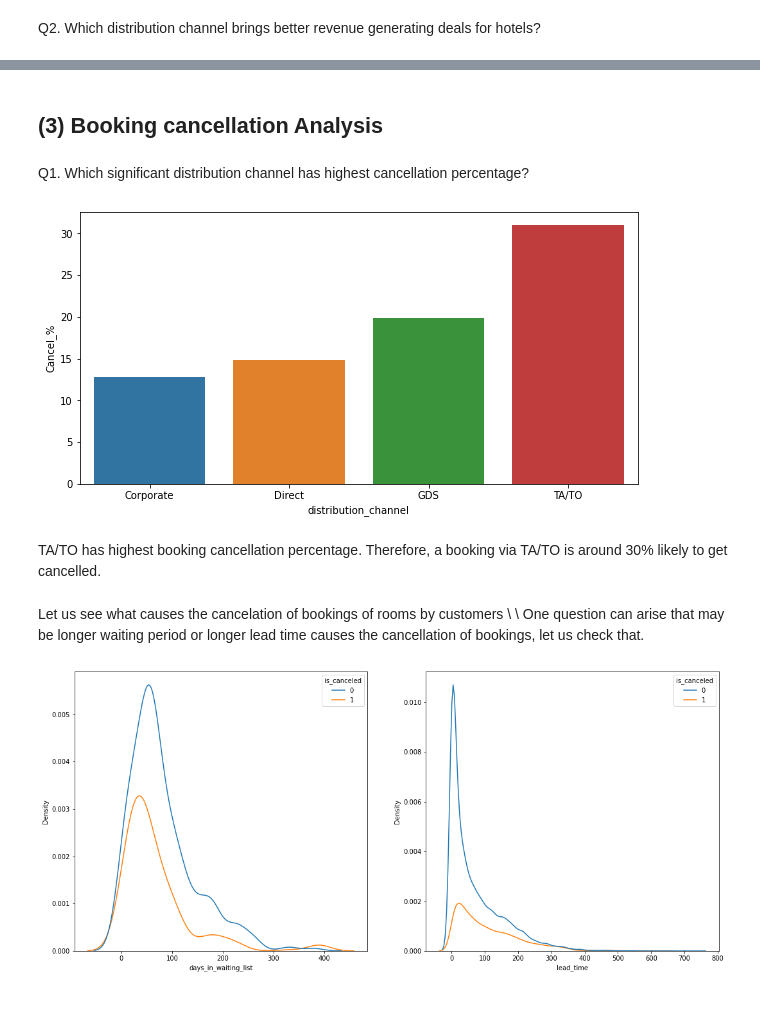
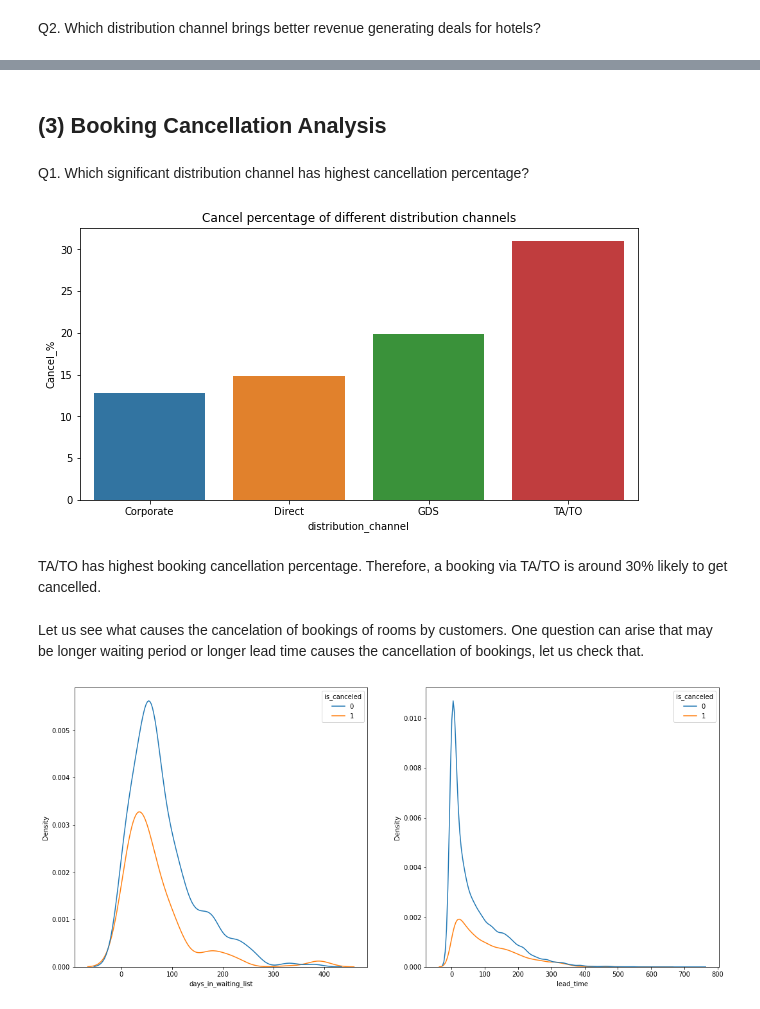
Before and after one commit to saahilahujaa/Hotel-Booking-Analysis, a Jupyter notebook: M1W4_Hotel_Booking_Analysis_Capstone_Project.ipynb, the cells around one changed output, grey strips where cells are left out. Drawn from its saved outputs; the diff is of its cells as text; code cells hidden in the pictures.

```diff
--- a/M1W4_Hotel_Booking_Analysis_Capstone_Project.ipynb
+++ b/M1W4_Hotel_Booking_Analysis_Capstone_Project.ipynb
@@ -209,0 +236,5 @@ We are adding this column so that we can analyse the stay length at hotels.
+# %%
+plt.rcParams['figure.figsize'] = 8,8
+labels = df_1['hotel'].value_counts().index.tolist()
+sizes = df_1['hotel'].value_counts().tolist()
+plt.pie(sizes, explode=(0,0.1), colors = ['skyblue', 'yellow'], labels=labels, autopct='%1.1f%%', startangle=90, textprops={'fontsize':15})
@@ -353,18 +434,21 @@ plt.show()
 # %% [markdown]
-## **(3) Booking cancellation Analysis**
+## **(3) Booking Cancellation Analysis**
 # %% [markdown]
 Q1. Which significant distribution channel has highest cancellation percentage?
 # %%
-d1 = pd.DataFrame((group_by_dc['is_canceled'].sum()/group_by_dc.size())*100).drop(index = 'Undefined').rename(columns = {0: 'Cancel_%'})
+df_1['is_canceled'] = df_1.is_canceled.replace(['canceled', 'not_canceled'], [1,0])
+d = pd.DataFrame((group_by_dc['is_canceled'].sum()/group_by_dc.size())*100).drop(index = 'Undefined').rename(columns = {0: 'Cancel_%'})
 plt.figure(figsize = (10,5))
-sns.barplot(x = d1.index, y = d1['Cancel_%'])
+plt.title('Cancel percentage of different distribution channels')
+sns.barplot(x = d.index, y = d['Cancel_%'])
 plt.show()
 # %% [output]
-[figure, old version]
+[figure, new version]
 # %% [markdown]
 TA/TO has highest booking cancellation percentage. Therefore, a booking via TA/TO is around 30% likely to get cancelled.
 # %% [markdown]
-Let us see what causes the cancelation of bookings of rooms by customers \ \ One question can arise that may be longer waiting period or longer lead time causes the cancellation of bookings, let us check that.
+Let us see what causes the cancelation of bookings of rooms by customers.
+One question can arise that may be longer waiting period or longer lead time causes the cancellation of bookings, let us check that.
 # %%
 waiting_bookings = df_1[df_1['days_in_waiting_list'] !=0]  # Selecting bookings with non zero waiting time
 
```
Also changed, not shown: parts of 58 cells of this notebook.
